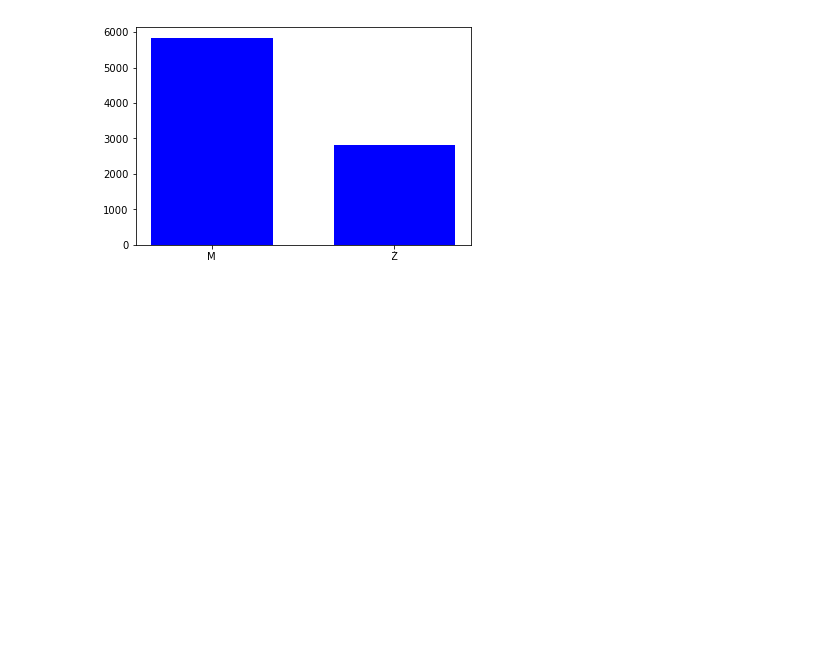
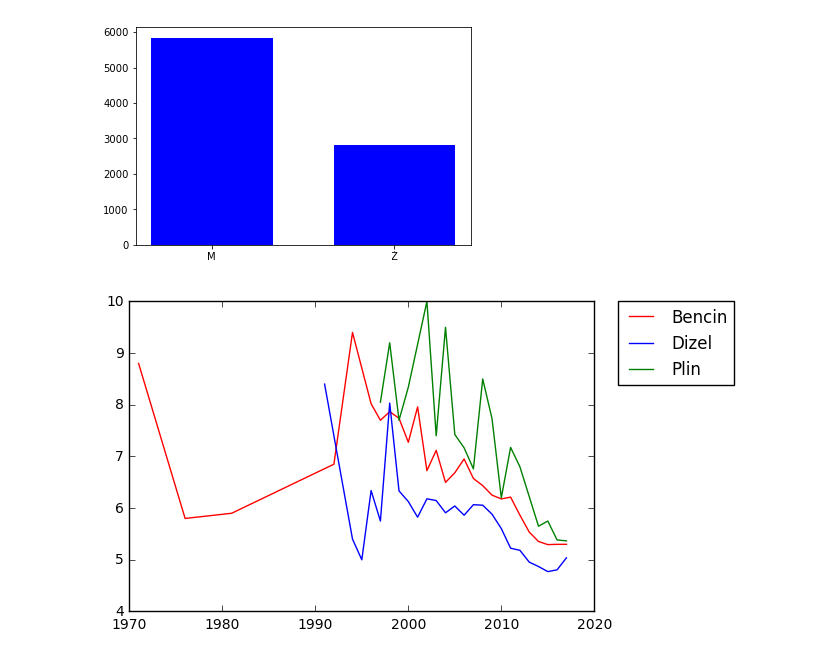
Before and after one commit to JakaJenko/PR18JJLVJH, a Jupyter notebook: Porocilo.ipynb, the cells around one changed output. Saved outputs shown, nothing was run; the diff lists cells and outputs as text; code cells hidden in the pictures; blank space fills up the shorter version.

```diff
--- a/Porocilo.ipynb
+++ b/Porocilo.ipynb
@@ -138,3 +138,67 @@ plt.gca().set_xticklabels(["M", "Ž"])
 plt.show()
 # %% [output]
 [figure]
+# %%
+#dict.setdefault(key, default=0)
+letaIzdelave = [[], [], []]
+
+povpPoraba = [{}, {}, {}]
+
+x=[[], [], []]
+y=[[], [], []]
+
+for podatek in data:
+    if podatek['"V.8-Kombinirana poraba goriva"'] == "":
+        continue
+
+    if podatek['"P.1.3-Vrsta goriva (opis)"'] == "Bencin":
+        letaIzdelave[0].append(podatek['"5A-Leto izdelave"'])
+
+        if podatek['"5A-Leto izdelave"'] in povpPoraba[0]:
+            value = povpPoraba[0][podatek['"5A-Leto izdelave"']][0] + float(podatek['"V.8-Kombinirana poraba goriva"'].replace(',','.'))
+            stev = povpPoraba[0][podatek['"5A-Leto izdelave"']][1] + 1
+            povpPoraba[0][podatek['"5A-Leto izdelave"']] = [value, stev]
+        else:
+            povpPoraba[0][podatek['"5A-Leto izdelave"']]  = [float(podatek['"V.8-Kombinirana poraba goriva"'].replace(',','.')), 1]
+
+        #povpPoraba[0][podatek['"5A-Leto izdelave"']] = [povpPoraba[0][podatek['"5A-Leto izdelave"']]+podatek['"5A-Leto izdelave"'], ]
+        #y[0].append(podatek['"B-Datum prve registracije vozila"'])
+
+    elif podatek['"P.1.3-Vrsta goriva (opis)"'] == "Dizel":
+        letaIzdelave[1].append(podatek['"5A-Leto izdelave"'])
+
+        if podatek['"5A-Leto izdelave"'] in povpPoraba[1]:
+            value = povpPoraba[1][podatek['"5A-Leto izdelave"']][0] + float(podatek['"V.8-Kombinirana poraba goriva"'].replace(',','.'))
+            stev = povpPoraba[1][podatek['"5A-Leto izdelave"']][1] + 1
+            povpPoraba[1][podatek['"5A-Leto izdelave"']] = [value, stev]
+        else:
+            povpPoraba[1][podatek['"5A-Leto izdelave"']]  = [float(podatek['"V.8-Kombinirana poraba goriva"'].replace(',','.')), 1]
+
+
+        #y[1].append(podatek['"B-Datum prve registracije vozila"'])
+
+    elif podatek['"P.1.3-Vrsta goriva (opis)"'] == "Bencin/Utek. naft. plin":
+        letaIzdelave[2].append(podatek['"5A-Leto izdelave"'])
+
+        if podatek['"5A-Leto izdelave"'] in povpPoraba[2]:
+            value = povpPoraba[2][podatek['"5A-Leto izdelave"']][0] + float(podatek['"V.8-Kombinirana poraba goriva"'].replace(',','.'))
+            stev = povpPoraba[2][podatek['"5A-Leto izdelave"']][1] + 1
+            povpPoraba[2][podatek['"5A-Leto izdelave"']] = [value, stev]
+        else:
+            povpPoraba[2][podatek['"5A-Leto izdelave"']]  = [float(podatek['"V.8-Kombinirana poraba goriva"'].replace(',','.')), 1]
+
+
+for i in 0, 1, 2:
+    for leto in sorted(povpPoraba[i].keys()):
+        if(leto not in x[i]):
+            x[i].append(leto)
+            y[i].append(povpPoraba[i][leto][0]/povpPoraba[i][leto][1])
+
+plt.figure(0)
+plt.plot(x[0], y[0], "r-", label="Bencin")
+plt.plot(x[1], y[1], "b-", label="Dizel")
+plt.plot(x[2], y[2], "g-", label="Plin")
+plt.legend(bbox_to_anchor=(1.05, 1), loc=2, borderaxespad=0.)
+plt.show()
+# %% [output]
+[figure, added]
```
Also changed, not shown: parts of 2 cells of this notebook, 5 other files.
